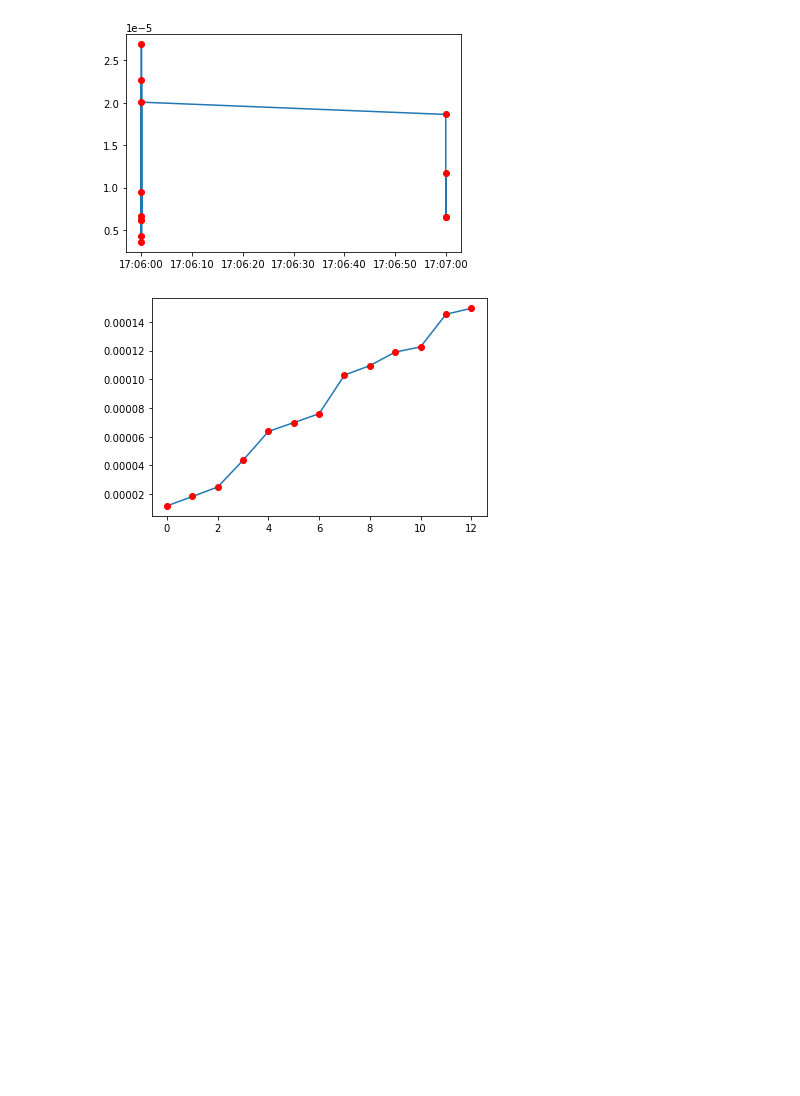
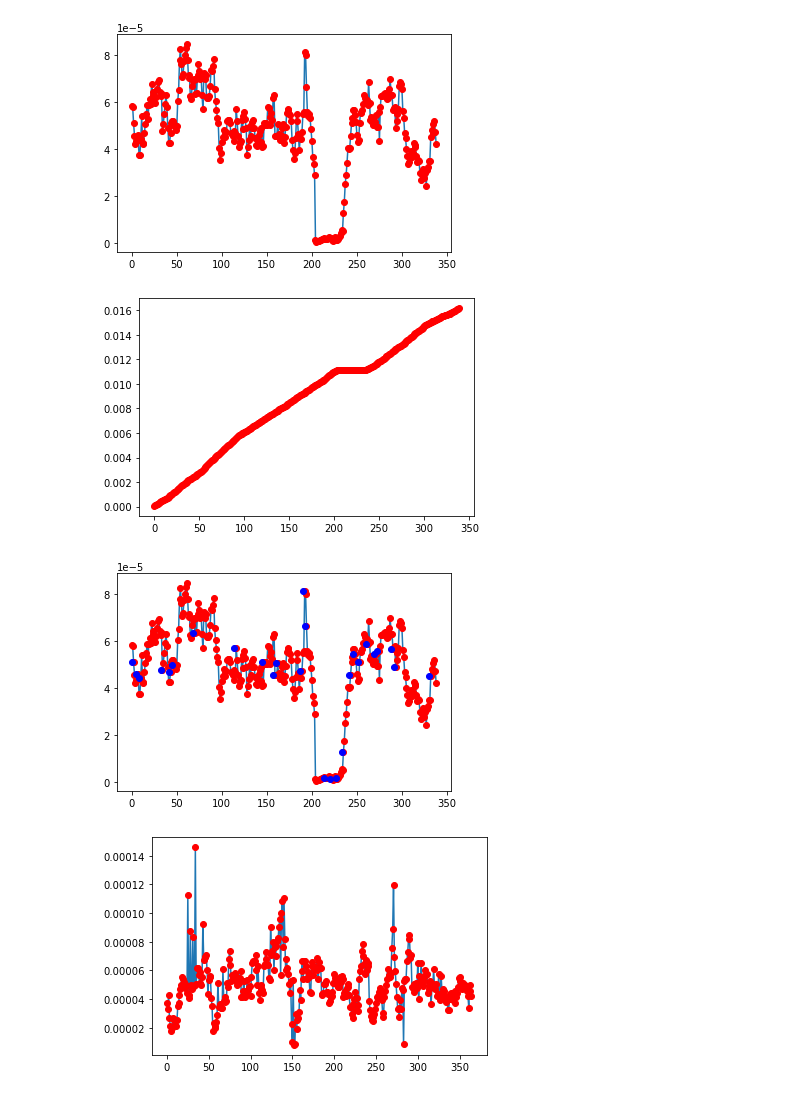
Before and after one commit to KyongHwan-Kim/Gps_filter_algorithm, a Jupyter notebook: GPS_Algorithm_0223.ipynb, the cells around one changed output. Saved outputs shown, nothing was run; the diff lists cells and outputs as text; code cells hidden in the pictures; blank space fills up the shorter version.

```diff
--- a/GPS_Algorithm_0223.ipynb
+++ b/GPS_Algorithm_0223.ipynb
@@ -118,5 +115,5 @@ Huzzi_raw
 # %%
-CLUSTER_SIZE = 36
+CLUSTER_SIZE = 12
 CHANGE_WEIGHT = 2
 WAIT_CHANGE_TIME = 3 #(min)
 
@@ -189,6 +186,13 @@ def speed_vec_filtering(raw_list):
 
     return mass_list, speed_vector_list, speed_norm_list
 
-Huzzi_mass, Huzzi_speed, Huzzi_norm = speed_vec_filtering(Huzzi_raw)
+# Huzzi_mass, Huzzi_speed, Huzzi_norm = speed_vec_filtering(Huzzi_raw)
 
-Huzzi_norm
+kyoung_mass, kyoung_speed, kyoung_norm = speed_vec_filtering(kyoung_raw)
+joung_mass, joung_speed, joung_norm = speed_vec_filtering(joung_raw)
+
+draw_Polyline_map(mass_map,kyoung_mass,line_color_list[3])
+draw_Polyline_map(mass_map,joung_mass,line_color_list[2])
+draw_circle_map(mass_map,kyoung_mass,10,line_color_list[3])
+draw_circle_map(mass_map,joung_mass,10,line_color_list[2])
+# mass_map
@@ -216,4 +206,5 @@ def change_norm(norm_list):
         change_norm.append(plus_norm)
     return change_norm
 
-Huzzi_norm_change = change_norm(Huzzi_norm)
+kyoung_norm_change = change_norm(kyoung_norm)
+joung_norm_change = change_norm(joung_norm)
@@ -220,22 +218,50 @@ Huzzi_norm_change = change_norm(Huzzi_norm)
 # %%
 def CheckNormSize(x, y):
-    plt.plot(x, y)
-    plt.plot(x, y, 'ro')
+    plt.plot(x)
+    plt.plot(x, 'ro')
+    plt.plot(y, 'bo')
     plt.show()
 
 def CheckNormSize_x(x):
     plt.plot(x)
     plt.plot(x, 'ro')
     plt.show()
 
 def ChangeList(norm_list,index):
     change_list = []
     for norm in norm_list:
         change_list.append(norm[index])
     return change_list
 
-CheckNormSize(ChangeList(Huzzi_norm,0),ChangeList(Huzzi_norm,1))
-CheckNormSize_x(Huzzi_norm_change)
+def CheckError(norm_list, ERROR_CONSTANT):
+    Check_norm_list = []
+    tmp_list = []
+
+    for norm in norm_list:
+        tmp_list.append(norm)
+        if len(tmp_list) > 2:
+            current_tilt = abs(tmp_list[len(tmp_list)-2][1] - tmp_list[len(tmp_list)-1][1])
+            provious_tilt = abs(tmp_list[len(tmp_list)-3][1]- tmp_list[len(tmp_list)-2][1])
+
+            is_error = current_tilt >= provious_tilt * ERROR_CONSTANT
+
+            if is_error:
+                Check_norm_list.append(norm[1])
+            else :
+                Check_norm_list.append(np.nan)
+    return Check_norm_list
+
+ERROR_CONSTANT = 10
+CheckNormSize_x(ChangeList(kyoung_norm,1))
+CheckNormSize_x(kyoung_norm_change)
+CheckNormSize(ChangeList(kyoung_norm,1),CheckError(kyoung_norm,ERROR_CONSTANT))
+# CheckNormSize(CheckNormSize_x(kyoung_norm_change),CheckError(kyoung_norm_change,ERROR_CONSTANT))
+
+CheckNormSize_x(ChangeList(joung_norm,1))
+CheckNormSize_x(joung_norm_change)
+CheckNormSize(ChangeList(joung_norm,1),CheckError(joung_norm,ERROR_CONSTANT))
 # %% [output]
-[figure, old version]
+[figure, new version]
-[figure, old version]
+[figure, new version]
+[figure, added]
+[figure, added]
```
Also changed, not shown: parts of 6 cells of this notebook.
